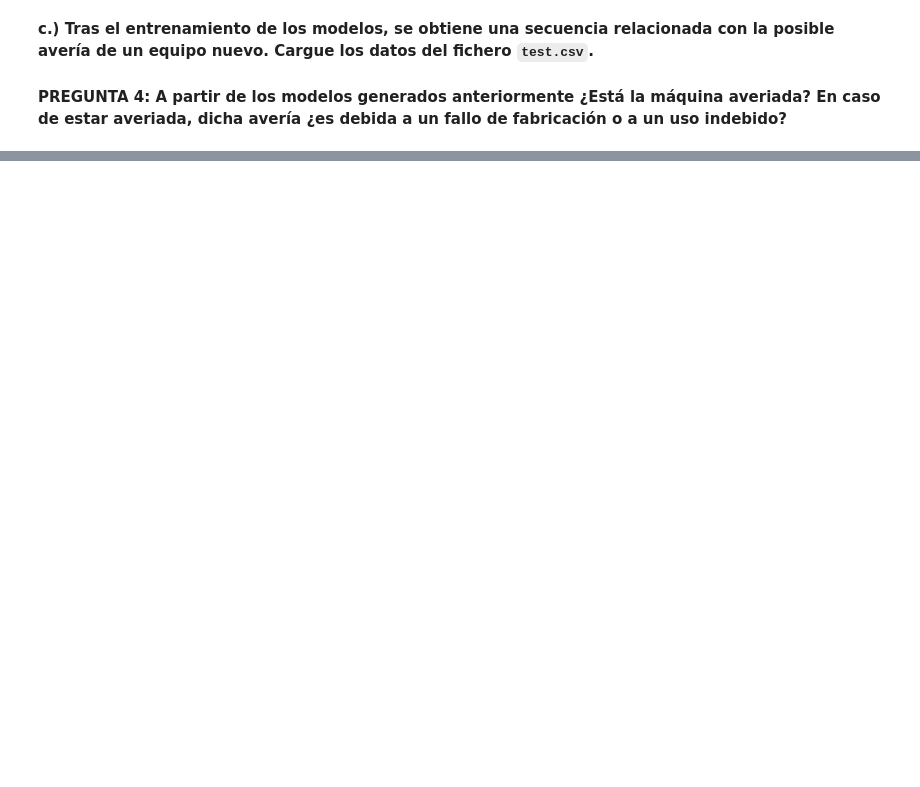
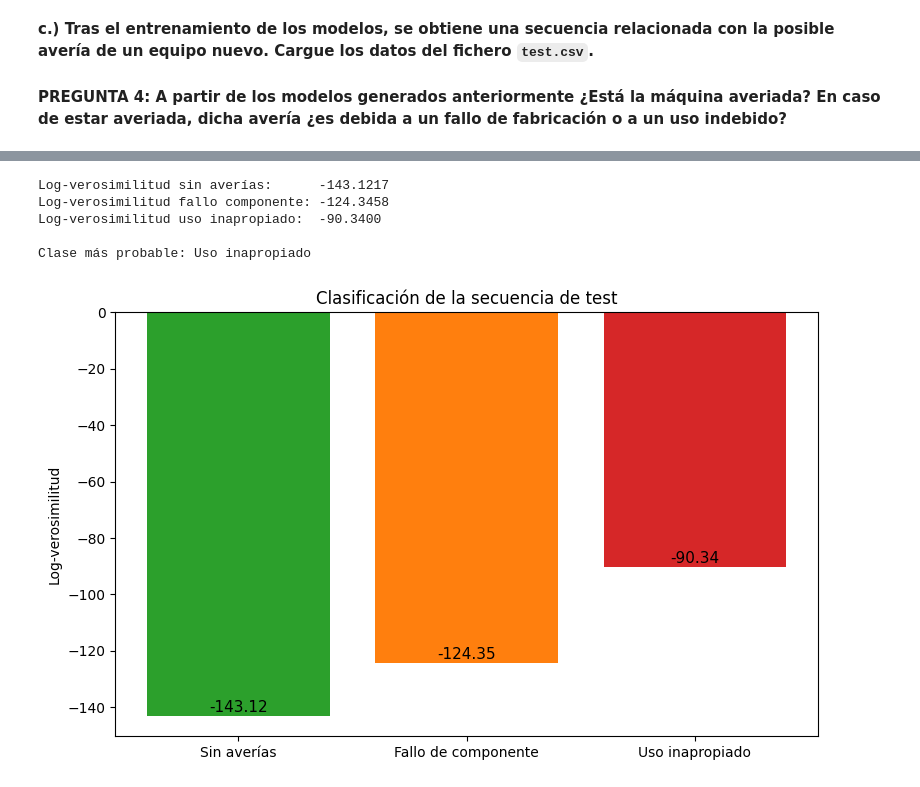
Before and after one commit to JosepDorronsoro/practicas3segundocuatri, a Jupyter notebook: tsst/TSST_P6_Ivan_Dominguez/PR6_TSST_lucas.ipynb, the cells around one changed output, grey strips where cells are left out. Drawn from its saved outputs; the diff is of its cells as text; code cells hidden in the pictures; blank space fills up the shorter version.

```diff
--- a/tsst/TSST_P6_Ivan_Dominguez/PR6_TSST_lucas.ipynb
+++ b/tsst/TSST_P6_Ivan_Dominguez/PR6_TSST_lucas.ipynb
@@ -774,6 +963,33 @@ uploaded = files.upload()
 # %%
 test_sequence = pd.read_csv('test.csv',index_col=0).values
 # %%
-log_likelihood_usoInapropiado = ...
-log_likelihood_falloComponente = ...
-log_likelihood_sinAverias = ...
+log_likelihood_usoInapropiado  = HMM_uso_inapropiado.score(test_sequence)
+log_likelihood_falloComponente = HMM_fallo_componente.score(test_sequence)
+log_likelihood_sinAverias      = HMM_sin_averias.score(test_sequence)
+
+print(f"Log-verosimilitud sin averías:      {log_likelihood_sinAverias:.4f}")
+print(f"Log-verosimilitud fallo componente: {log_likelihood_falloComponente:.4f}")
+print(f"Log-verosimilitud uso inapropiado:  {log_likelihood_usoInapropiado:.4f}")
+
+clases = ['Sin averías', 'Fallo de componente', 'Uso inapropiado']
+scores = [log_likelihood_sinAverias, log_likelihood_falloComponente, log_likelihood_usoInapropiado]
+idx_max = int(np.argmax(scores))
+print(f"\nClase más probable: {clases[idx_max]}")
+
+# Visualización comparativa
+fig, ax = plt.subplots(figsize=(8, 5))
+bars = ax.bar(clases, scores, color=['tab:green', 'tab:orange', 'tab:red'])
+ax.set_ylabel('Log-verosimilitud')
+ax.set_title('Clasificación de la secuencia de test')
+for bar, val in zip(bars, scores):
+    ax.text(bar.get_x() + bar.get_width()/2, bar.get_height() + 0.5,
+            f'{val:.2f}', ha='center', va='bottom', fontsize=11)
+plt.tight_layout()
+plt.show()
+# %% [output]
+Log-verosimilitud sin averías:      -143.1217
+Log-verosimilitud fallo componente: -124.3458
+Log-verosimilitud uso inapropiado:  -90.3400
+
+Clase más probable: Uso inapropiado
+[figure, added]
```
Also changed, not shown: parts of 21 cells of this notebook, 6 other files.
